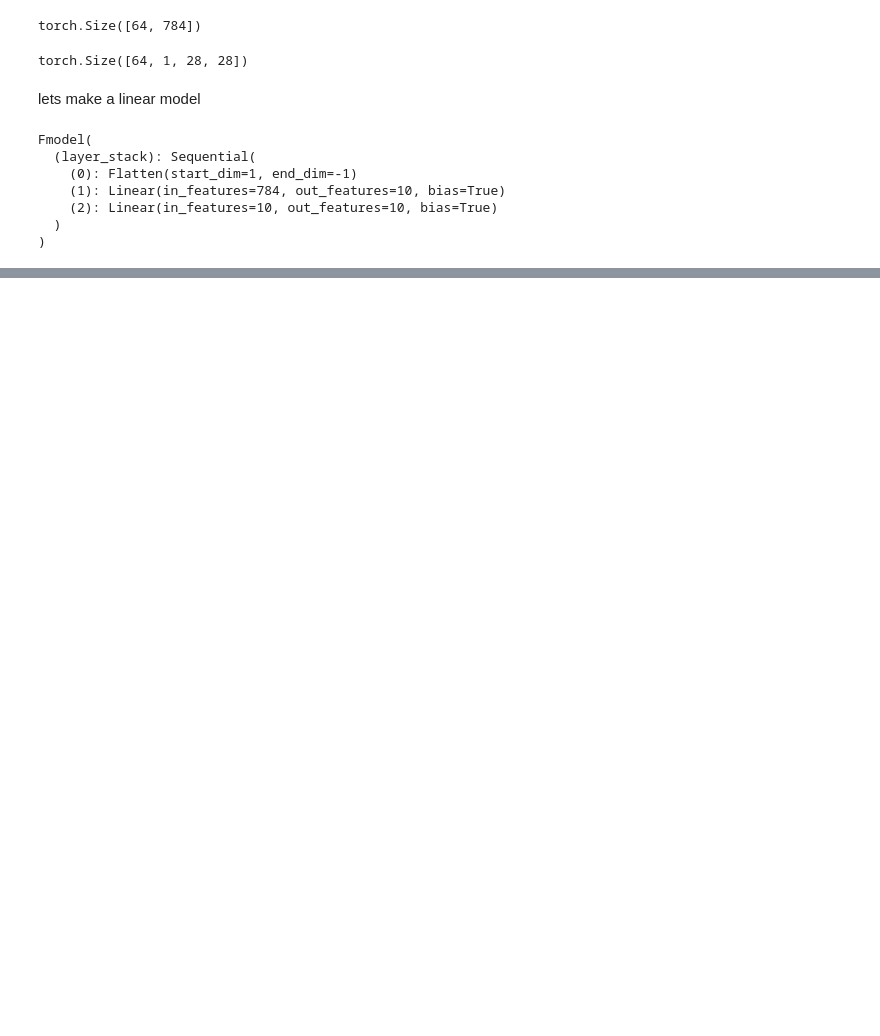
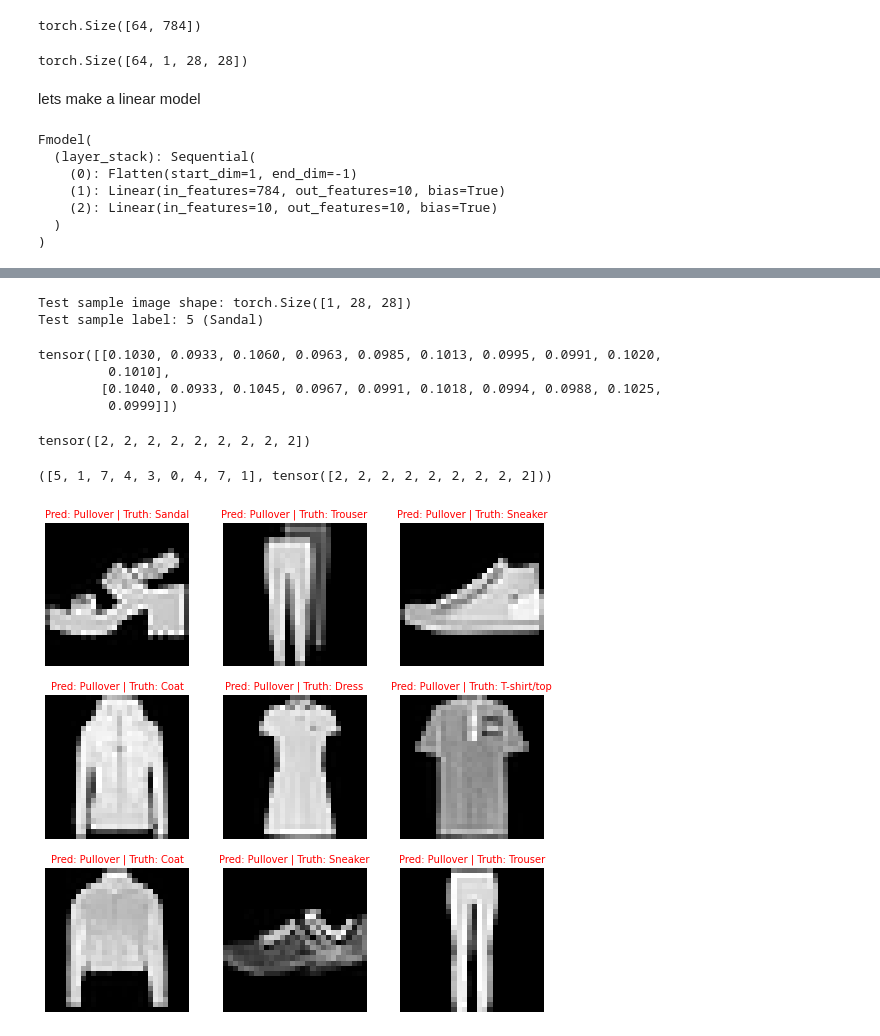
Before and after one commit to sftSalman/pytorchFundamental, a Jupyter notebook: self.ipynb, the cells around one changed output, grey strips where cells are left out. Saved outputs shown, nothing was run; the diff lists cells and outputs as text; code cells hidden in the pictures; blank space fills up the shorter version.

```diff
--- a/self.ipynb
+++ b/self.ipynb
@@ -265,0 +390,5 @@ Fmodel(
+# %%
+# Setup device agnostic code
+import torch
+device = "cuda" if torch.cuda.is_available() else "cpu"
+device
@@ -265,0 +406,5 @@ Fmodel(
+# %%
+from helper_functions import accuracy_fn
+loss_fn = nn.CrossEntropyLoss()
+optimizer = torch.optim.SGD(params=model_1.parameters(),
+                            lr=0.1)
@@ -265,0 +657,64 @@ Fmodel(
+# %%
+import random
+random.seed(42)
+test_samples = []
+test_labels = []
+for sample, label in random.sample(list(test_data), k=9):
+    test_samples.append(sample)
+    test_labels.append(label)
+
+# View the first test sample shape and label
+print(f"Test sample image shape: {test_samples[0].shape}\nTest sample label: {test_labels[0]} ({classes_name[test_labels[0]]})")
+# %% [output]
+Test sample image shape: torch.Size([1, 28, 28])
+Test sample label: 5 (Sandal)
+# %%
+pred_probs= make_predictions(model=model_2,
+                             data=test_samples)
+
+# View first two prediction probabilities list
+pred_probs[:2]
+# %% [output]
+tensor([[0.1030, 0.0933, 0.1060, 0.0963, 0.0985, 0.1013, 0.0995, 0.0991, 0.1020,
+         0.1010],
+        [0.1040, 0.0933, 0.1045, 0.0967, 0.0991, 0.1018, 0.0994, 0.0988, 0.1025,
+         0.0999]])
+# %%
+# Turn the prediction probabilities into prediction labels by taking the argmax()
+pred_classes = pred_probs.argmax(dim=1)
+pred_classes
+# %% [output]
+tensor([2, 2, 2, 2, 2, 2, 2, 2, 2])
+# %%
+test_labels, pred_classes
+# %% [output]
+([5, 1, 7, 4, 3, 0, 4, 7, 1], tensor([2, 2, 2, 2, 2, 2, 2, 2, 2]))
+# %%
+# Plot predictions
+plt.figure(figsize=(9, 9))
+nrows = 3
+ncols = 3
+for i, sample in enumerate(test_samples):
+  # Create a subplot
+  plt.subplot(nrows, ncols, i+1)
+
+  # Plot the target image
+  plt.imshow(sample.squeeze(), cmap="gray")
+
+  # Find the prediction label (in text form, e.g. "Sandal")
+  pred_label = classes_name[pred_classes[i]]
+
+  # Get the truth label (in text form, e.g. "T-shirt")
+  truth_label = classes_name[test_labels[i]]
+
+  # Create the title text of the plot
+  title_text = f"Pred: {pred_label} | Truth: {truth_label}"
+
+  # Check for equality and change title colour accordingly
+  if pred_label == truth_label:
+      plt.title(title_text, fontsize=10, c="g") # green text if correct
+  else:
+      plt.title(title_text, fontsize=10, c="r") # red text if wrong
+  plt.axis(False);
+# %% [output]
+[figure, added]
```
Also changed, not shown: parts of 20 cells of this notebook.
